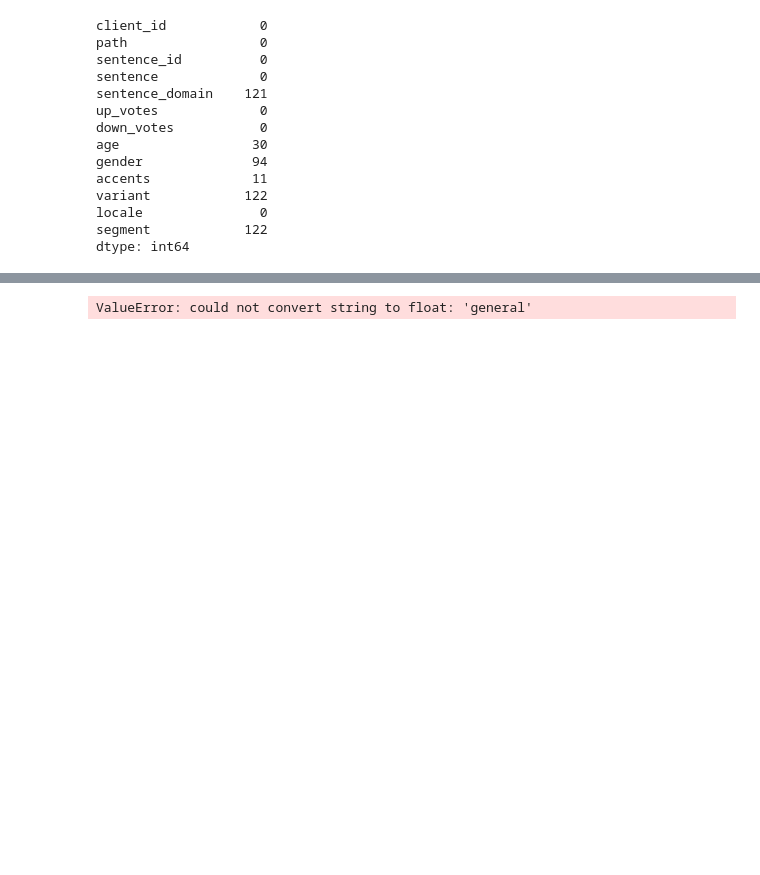
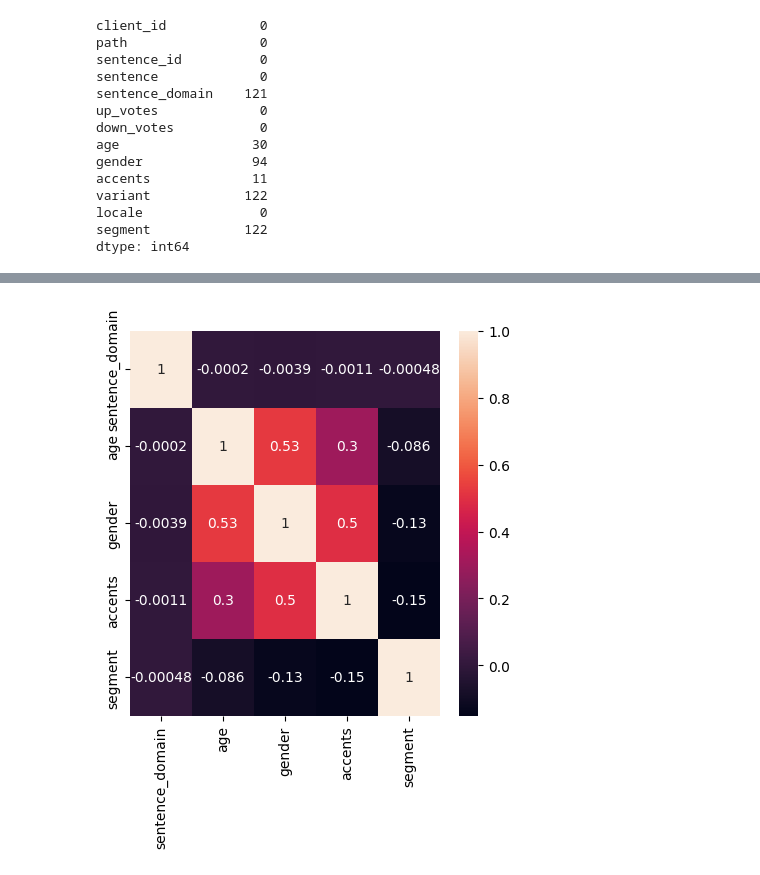
Before and after one commit to jo-pouradier/individu-feature-from-voice, a Jupyter notebook: data_selection/data_exploration.ipynb, the cells around one changed output, grey strips where cells are left out. Cells and saved outputs as stored; diff of their text form; code cells hidden in the pictures; blank space fills up the shorter version.

```diff
--- a/data_selection/data_exploration.ipynb
+++ b/data_selection/data_exploration.ipynb
@@ -104,15 +111,14 @@ plt.show()
 # %%
 # Draw correlation matrix
 # First encode every categorical column
 from sklearn.preprocessing import LabelEncoder
 
-data_encoded = data_selected_to_print.copy()
+data_encoded = data_selected_to_print.drop(columns=["variant","locale"]).copy()
+data_encoded = data_encoded.apply(LabelEncoder().fit_transform)
 
-
-
-correlation_matrix = data_selected_to_print.corr()
-plt.figure(figsize=(10, 10))
+correlation_matrix = data_encoded.corr()
+plt.figure(figsize=(5, 5))
 sns.heatmap(correlation_matrix, annot=True)
 plt.show()
 # %% [output]
-ValueError: could not convert string to float: 'general'
+[figure, added]
```
Also changed, not shown: parts of 6 cells of this notebook, 1 other file.
